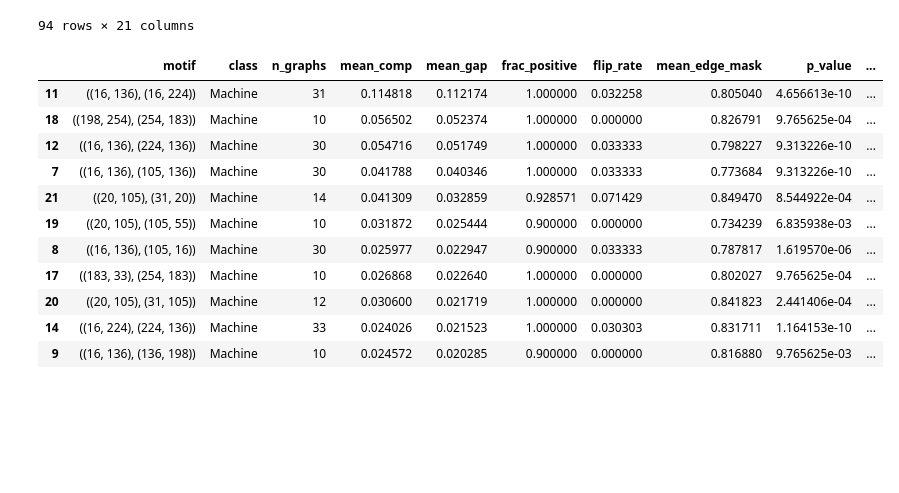
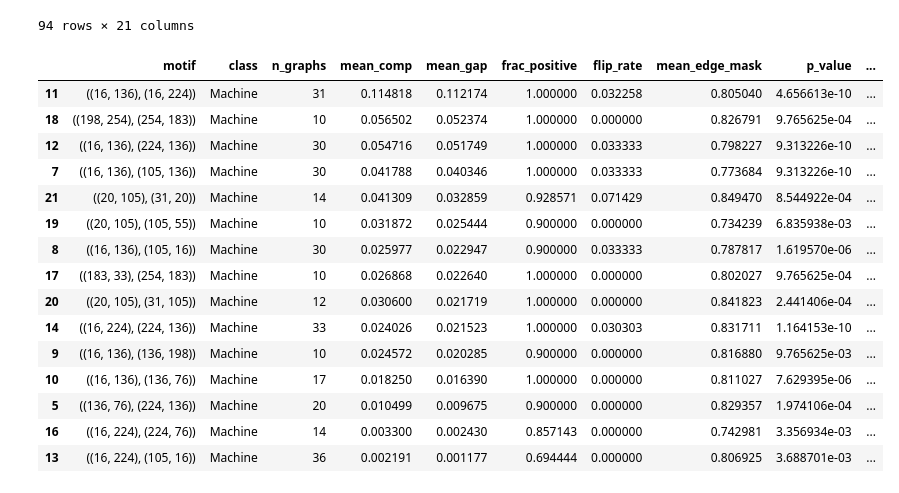
Before and after one commit to Okkers/slop_or_not, a Jupyter notebook: analysis/motif_analysis_train_50w_0.4.ipynb, the cells around one changed output. Drawn from its saved outputs; the diff is of its cells as text; code cells hidden in the pictures; blank space fills up the shorter version.

Commit message:
Add more motif analysis

```diff
--- a/analysis/motif_analysis_train_50w_0.4.ipynb
+++ b/analysis/motif_analysis_train_50w_0.4.ipynb
@@ -400,9 +400,6 @@ flipped_predictions
 from scipy.stats import wilcoxon
 
 def motif_summary(df, min_graphs=10):
-    # Collapses the per-(graph, motif) table into one row per (motif, class),
-    # tests whether removing the motif hurts more than removing a random adjacent pair,
-    # and corrects the p-values for testing many motifs at once.
     out = []
 
     # one group = all graphs of one class in which this motif was selected
@@ -439,8 +436,6 @@ def motif_summary(df, min_graphs=10):
     valid = res["p_value"].notna()                # motifs whose test was defined
     p = res.loc[valid, "p_value"].to_numpy()
     order = np.argsort(p)                         # sort p-values from smallest to largest
-    # scale the i-th smallest p-value by m / i (m = number of tests),
-    # then take a running minimum from the largest down so q-values stay monotone
     q = np.minimum.accumulate((p[order] * len(p) / np.arange(1, len(p) + 1))[::-1])[::-1]
     tmp = np.empty_like(p)
     tmp[order] = np.clip(q, 0, 1)                 # put q-values back in the original order, cap at 1
@@ -450,36 +445,39 @@ def motif_summary(df, min_graphs=10):
 
 res = motif_summary(df_metrics_per_sample_per_motif)
 
-# keep only the strongest motifs
 top = res[
-    (res["q_value"] < 0.05)          # statistically reliable after multiple-testing correction
-    & (res["mean_gap"] >= 0.02)      # effect size: at least 2 points of confidence beyond the control
-    & (res["frac_positive"] >= 0.7)  # consistency: at least 70% of graphs show the effect
-].sort_values("mean_gap", ascending=False)   # largest advantage over random first
+    (res["q_value"] < 0.05) &
+    (res["mean_gap"] >= 0) &
+    (res["frac_positive"] > 0.5)
+].sort_values("mean_gap", ascending=False).copy()
 
 
 # add column with words
 top["function_words"] = pd.Series(
     [None] * len(top),
     index=top.index,
     dtype=object
 )
 
 
 for idx, row in top.iterrows():
     top.at[idx, "function_words"] = convert_motif(row["motif"])
 
 top
 # %% [output]
 |  | motif | class | n_graphs | mean_comp | mean_gap | frac_positive | flip_rate | mean_edge_mask | p_value | ... |
 | 11 | ((16, 136), (16, 224)) | Machine | 31 | 0.114818 | 0.112174 | 1.000000 | 0.032258 | 0.805040 | 4.656613e-10 | ... |
 | 18 | ((198, 254), (254, 183)) | Machine | 10 | 0.056502 | 0.052374 | 1.000000 | 0.000000 | 0.826791 | 9.765625e-04 | ... |
 | 12 | ((16, 136), (224, 136)) | Machine | 30 | 0.054716 | 0.051749 | 1.000000 | 0.033333 | 0.798227 | 9.313226e-10 | ... |
 | 7 | ((16, 136), (105, 136)) | Machine | 30 | 0.041788 | 0.040346 | 1.000000 | 0.033333 | 0.773684 | 9.313226e-10 | ... |
 | 21 | ((20, 105), (31, 20)) | Machine | 14 | 0.041309 | 0.032859 | 0.928571 | 0.071429 | 0.849470 | 8.544922e-04 | ... |
 | 19 | ((20, 105), (105, 55)) | Machine | 10 | 0.031872 | 0.025444 | 0.900000 | 0.000000 | 0.734239 | 6.835938e-03 | ... |
 | 8 | ((16, 136), (105, 16)) | Machine | 30 | 0.025977 | 0.022947 | 0.900000 | 0.033333 | 0.787817 | 1.619570e-06 | ... |
 | 17 | ((183, 33), (254, 183)) | Machine | 10 | 0.026868 | 0.022640 | 1.000000 | 0.000000 | 0.802027 | 9.765625e-04 | ... |
 | 20 | ((20, 105), (31, 105)) | Machine | 12 | 0.030600 | 0.021719 | 1.000000 | 0.000000 | 0.841823 | 2.441406e-04 | ... |
 | 14 | ((16, 224), (224, 136)) | Machine | 33 | 0.024026 | 0.021523 | 1.000000 | 0.030303 | 0.831711 | 1.164153e-10 | ... |
 | 9 | ((16, 136), (136, 198)) | Machine | 10 | 0.024572 | 0.020285 | 0.900000 | 0.000000 | 0.816880 | 9.765625e-03 | ... |
+| 10 | ((16, 136), (136, 76)) | Machine | 17 | 0.018250 | 0.016390 | 1.000000 | 0.000000 | 0.811027 | 7.629395e-06 | ... |
+| 5 | ((136, 76), (224, 136)) | Machine | 20 | 0.010499 | 0.009675 | 0.900000 | 0.000000 | 0.829357 | 1.974106e-04 | ... |
+| 16 | ((16, 224), (224, 76)) | Machine | 14 | 0.003300 | 0.002430 | 0.857143 | 0.000000 | 0.742981 | 3.356934e-03 | ... |
+| 13 | ((16, 224), (105, 16)) | Machine | 36 | 0.002191 | 0.001177 | 0.694444 | 0.000000 | 0.806925 | 3.688701e-03 | ... |
```
Also changed, not shown: parts of 3 cells of this notebook.
